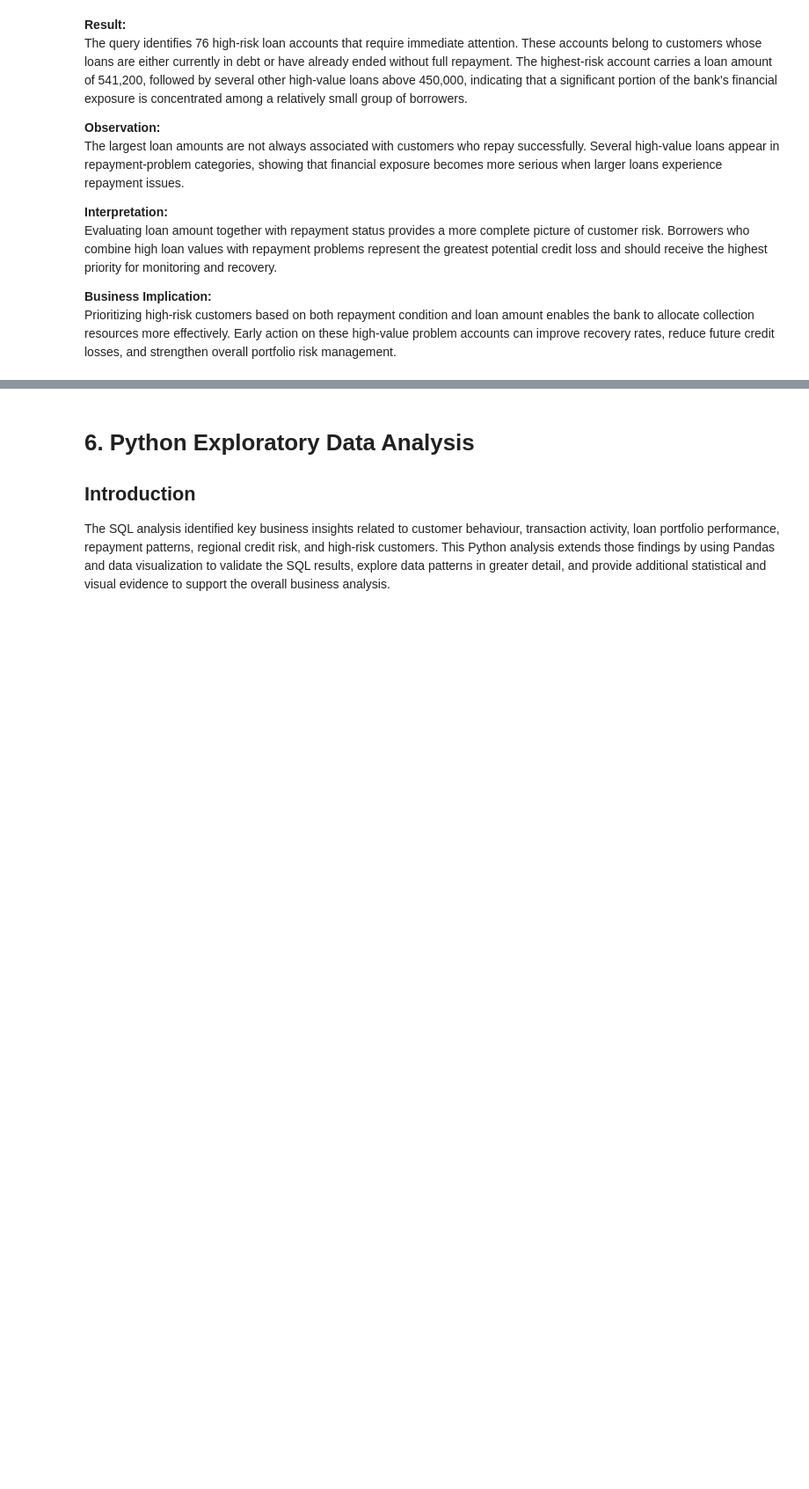
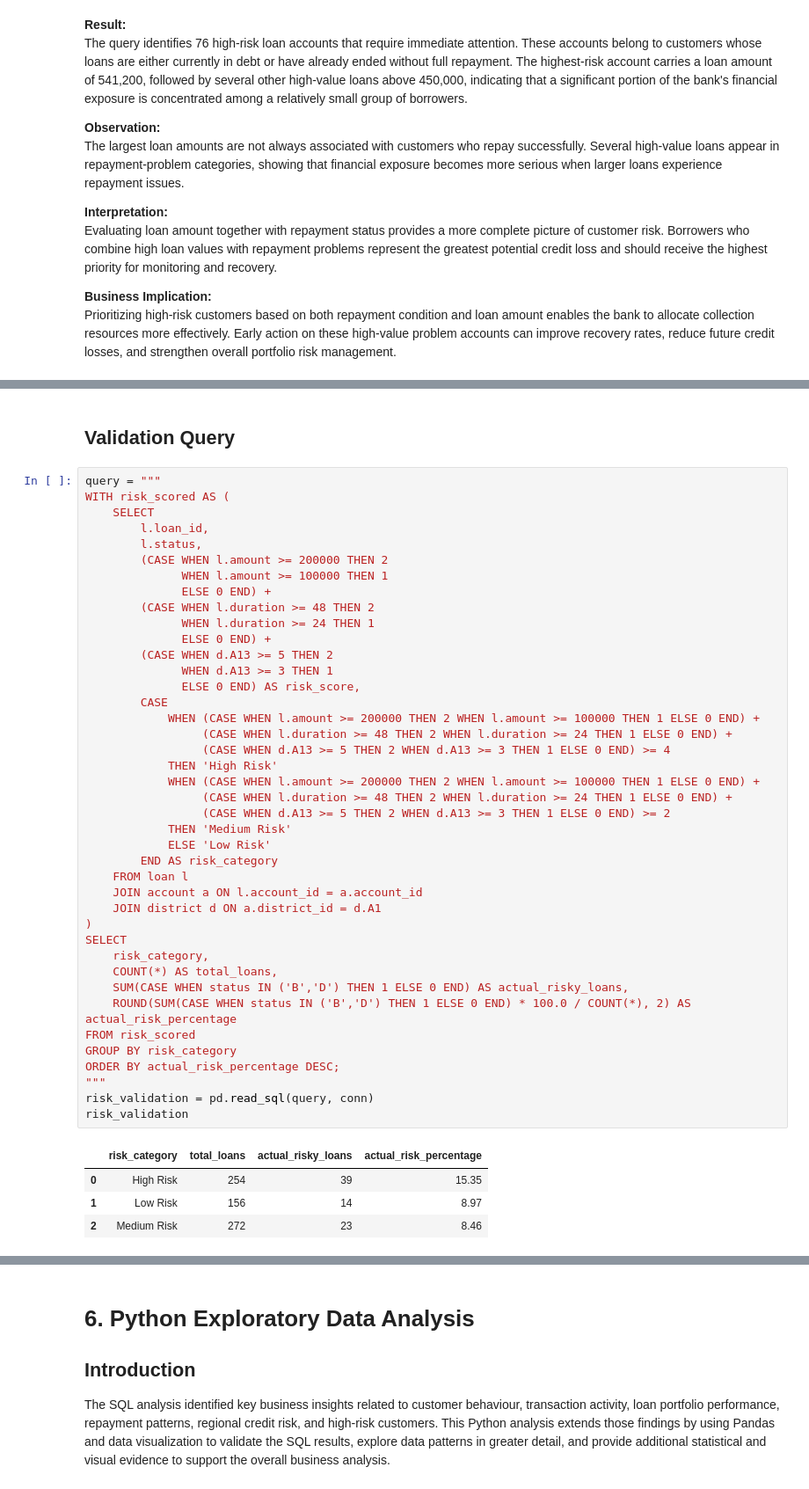
Before and after one commit to Saran-t00/Berka-Banking-Customer-Behaviour-Loan-Risk-Analysis, a Jupyter notebook: notebooks/01_berka_banking_analysis.ipynb, the cells around one changed output, grey strips where cells are left out. Shown at 88% size. Drawn from its saved outputs; the diff is of its cells as text; blank space fills up the shorter version.

```diff
--- a/notebooks/01_berka_banking_analysis.ipynb
+++ b/notebooks/01_berka_banking_analysis.ipynb
@@ -1604,0 +1664,48 @@ Prioritizing high-risk customers based on both repayment condition and loan amou
+# %% [markdown]
+## Validation Query
+# %%
+query = """
+WITH risk_scored AS (
+    SELECT
+        l.loan_id,
+        l.status,
+        (CASE WHEN l.amount >= 200000 THEN 2
+              WHEN l.amount >= 100000 THEN 1
+              ELSE 0 END) +
+        (CASE WHEN l.duration >= 48 THEN 2
+              WHEN l.duration >= 24 THEN 1
+              ELSE 0 END) +
+        (CASE WHEN d.A13 >= 5 THEN 2
+              WHEN d.A13 >= 3 THEN 1
+              ELSE 0 END) AS risk_score,
+        CASE
+            WHEN (CASE WHEN l.amount >= 200000 THEN 2 WHEN l.amount >= 100000 THEN 1 ELSE 0 END) +
+                 (CASE WHEN l.duration >= 48 THEN 2 WHEN l.duration >= 24 THEN 1 ELSE 0 END) +
+                 (CASE WHEN d.A13 >= 5 THEN 2 WHEN d.A13 >= 3 THEN 1 ELSE 0 END) >= 4
+            THEN 'High Risk'
+            WHEN (CASE WHEN l.amount >= 200000 THEN 2 WHEN l.amount >= 100000 THEN 1 ELSE 0 END) +
+                 (CASE WHEN l.duration >= 48 THEN 2 WHEN l.duration >= 24 THEN 1 ELSE 0 END) +
+                 (CASE WHEN d.A13 >= 5 THEN 2 WHEN d.A13 >= 3 THEN 1 ELSE 0 END) >= 2
+            THEN 'Medium Risk'
+            ELSE 'Low Risk'
+        END AS risk_category
+    FROM loan l
+    JOIN account a ON l.account_id = a.account_id
+    JOIN district d ON a.district_id = d.A1
+)
+SELECT
+    risk_category,
+    COUNT(*) AS total_loans,
+    SUM(CASE WHEN status IN ('B','D') THEN 1 ELSE 0 END) AS actual_risky_loans,
+    ROUND(SUM(CASE WHEN status IN ('B','D') THEN 1 ELSE 0 END) * 100.0 / COUNT(*), 2) AS actual_risk_percentage
+FROM risk_scored
+GROUP BY risk_category
+ORDER BY actual_risk_percentage DESC;
+"""
+risk_validation = pd.read_sql(query, conn)
+risk_validation
+# %% [output]
+|  | risk_category | total_loans | actual_risky_loans | actual_risk_percentage |
+| 0 | High Risk | 254 | 39 | 15.35 |
+| 1 | Low Risk | 156 | 14 | 8.97 |
+| 2 | Medium Risk | 272 | 23 | 8.46 |
```
Also changed, not shown: parts of 13 cells of this notebook.
